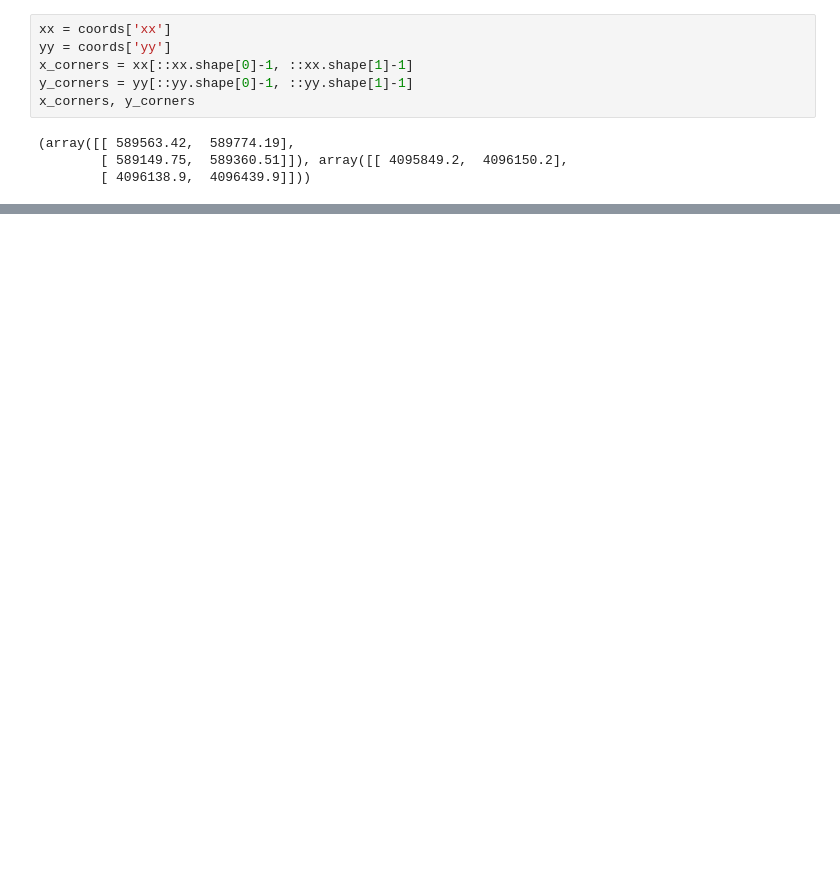
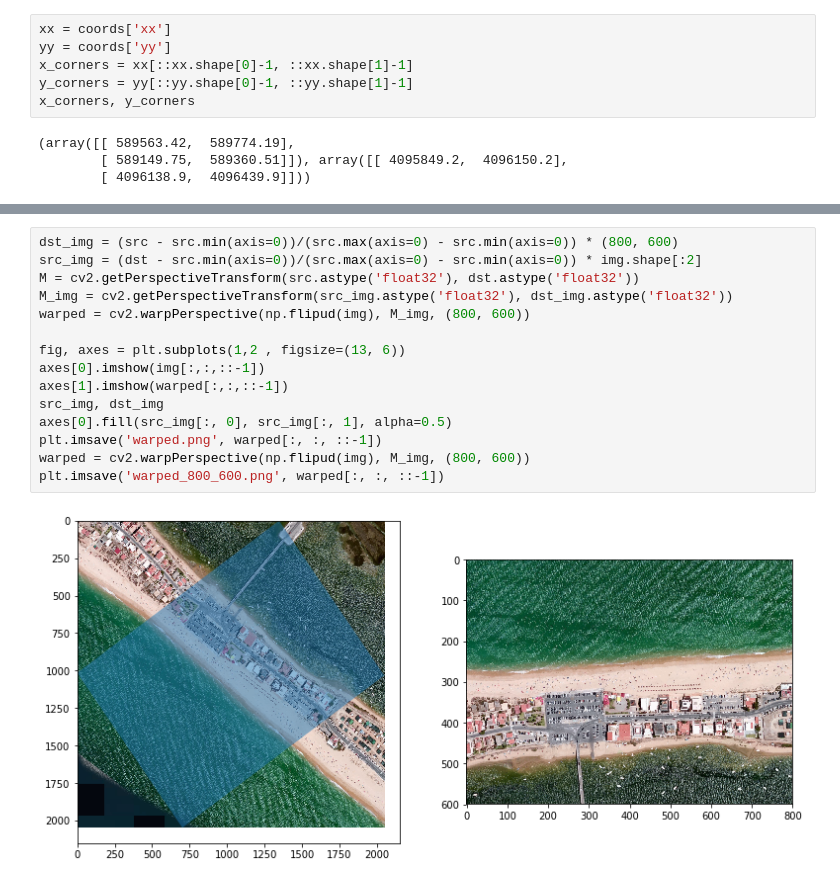
Before and after one commit to openearth/sandbox-fm, a Jupyter notebook: notebooks/mapbox-cli.ipynb, the cells around one changed output, grey strips where cells are left out. Cells and saved outputs as stored; diff of their text form; blank space fills up the shorter version.

```diff
--- a/notebooks/mapbox-cli.ipynb
+++ b/notebooks/mapbox-cli.ipynb
@@ -51,0 +127,17 @@ DEBUG:requests.packages.urllib3.connectionpool:"GET /v4/mapbox.satellite/geojson
+# %%
+dst_img = (src - src.min(axis=0))/(src.max(axis=0) - src.min(axis=0)) * (800, 600)
+src_img = (dst - src.min(axis=0))/(src.max(axis=0) - src.min(axis=0)) * img.shape[:2]
+M = cv2.getPerspectiveTransform(src.astype('float32'), dst.astype('float32'))
+M_img = cv2.getPerspectiveTransform(src_img.astype('float32'), dst_img.astype('float32'))
+warped = cv2.warpPerspective(np.flipud(img), M_img, (800, 600))
+
+fig, axes = plt.subplots(1,2 , figsize=(13, 6))
+axes[0].imshow(img[:,:,::-1])
+axes[1].imshow(warped[:,:,::-1])
+src_img, dst_img
+axes[0].fill(src_img[:, 0], src_img[:, 1], alpha=0.5)
+plt.imsave('warped.png', warped[:, :, ::-1])
+warped = cv2.warpPerspective(np.flipud(img), M_img, (800, 600))
+plt.imsave('warped_800_600.png', warped[:, :, ::-1])
+# %% [output]
+[figure, added]
```
Also changed, not shown: parts of 15 cells of this notebook, 1 other file.
